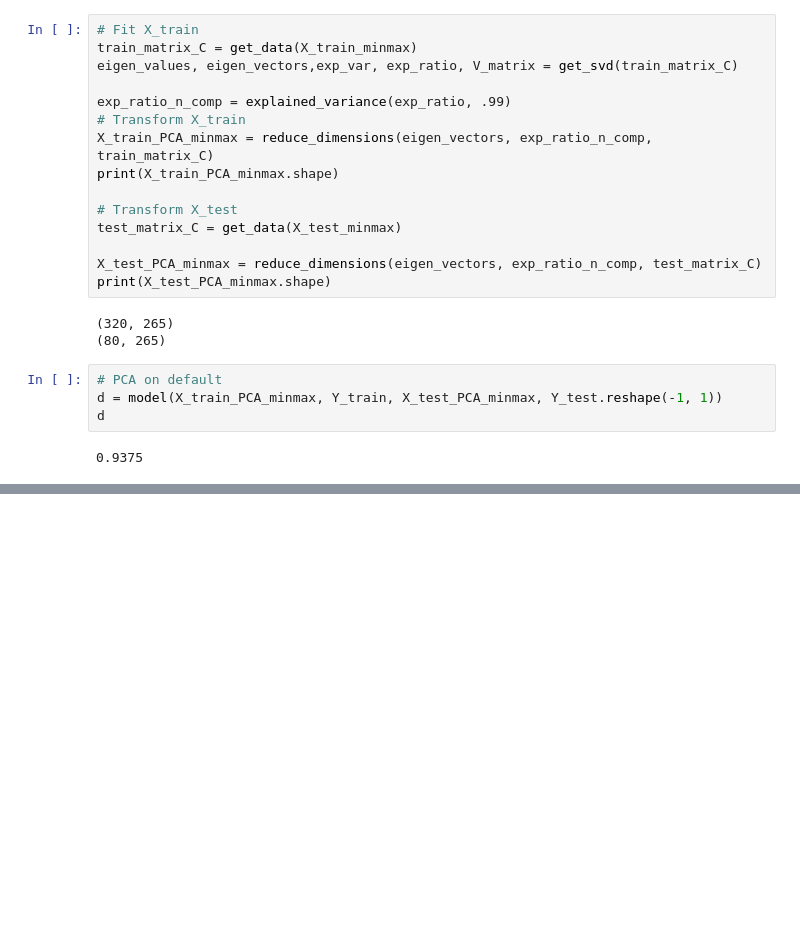
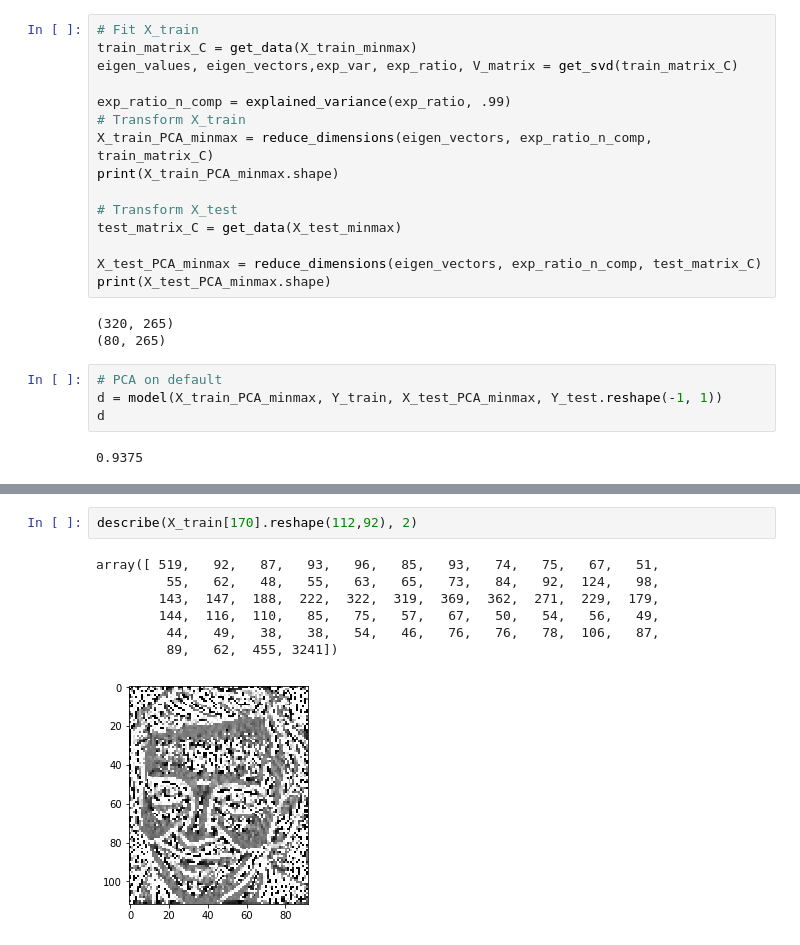
Before and after one commit to ArtemShapiro/Face-Recognition-ORL, a Jupyter notebook: Model.ipynb, the cells around one changed output, grey strips where cells are left out. Drawn from its saved outputs; the diff is of its cells as text; blank space fills up the shorter version.

```diff
--- a/Model.ipynb
+++ b/Model.ipynb
@@ -419,4 +472,14 @@ def apply_LBP(samples, radius, points=57, N=False):
 
             LBP_samples.append(np.asarray(LBP_image).flatten())
     return np.asarray(LBP_samples)
+# %%
+describe(X_train[170].reshape(112,92), 2)
+# %% [output]
+array([ 519,   92,   87,   93,   96,   85,   93,   74,   75,   67,   51,
+         55,   62,   48,   55,   63,   65,   73,   84,   92,  124,   98,
+        143,  147,  188,  222,  322,  319,  369,  362,  271,  229,  179,
+        144,  116,  110,   85,   75,   57,   67,   50,   54,   56,   49,
+         44,   49,   38,   38,   54,   46,   76,   76,   78,  106,   87,
+         89,   62,  455, 3241])
+[figure, added]
 # %%
```
Also changed, not shown: parts of 13 cells of this notebook.
